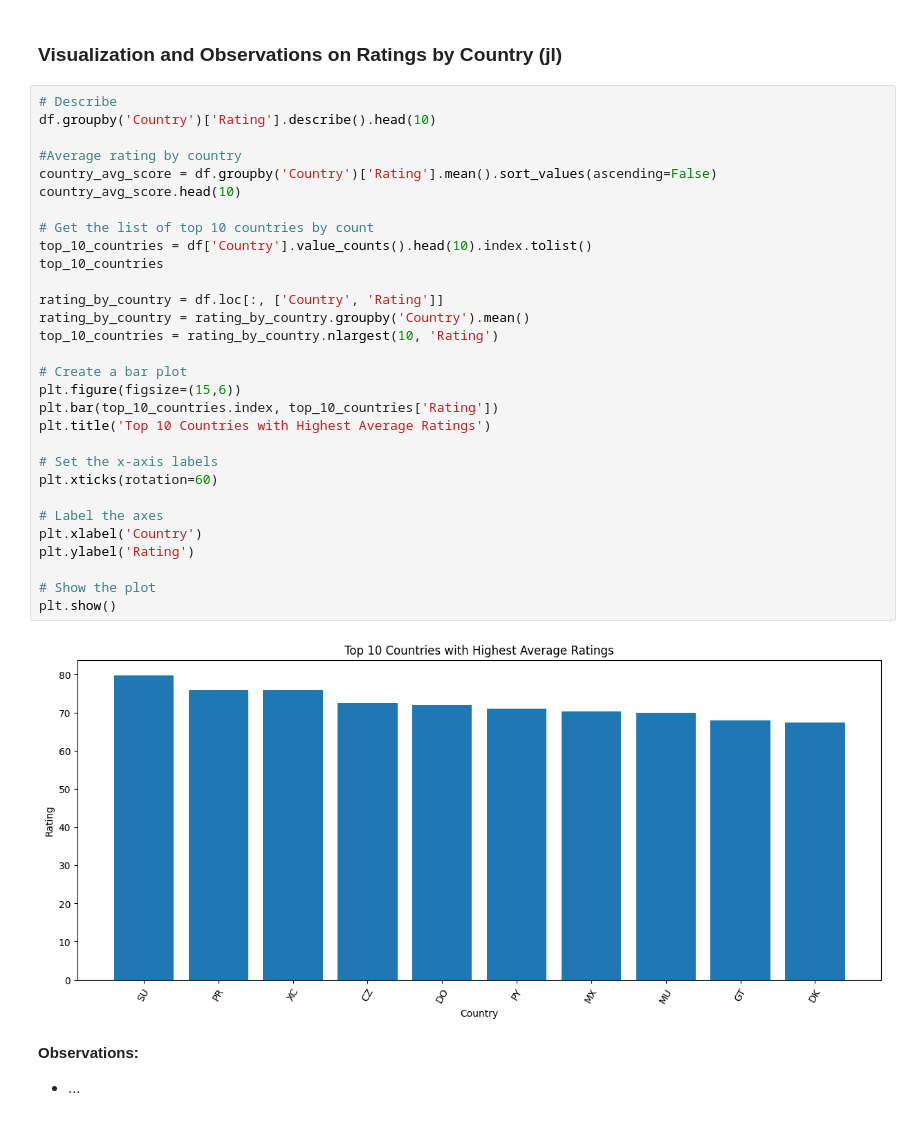
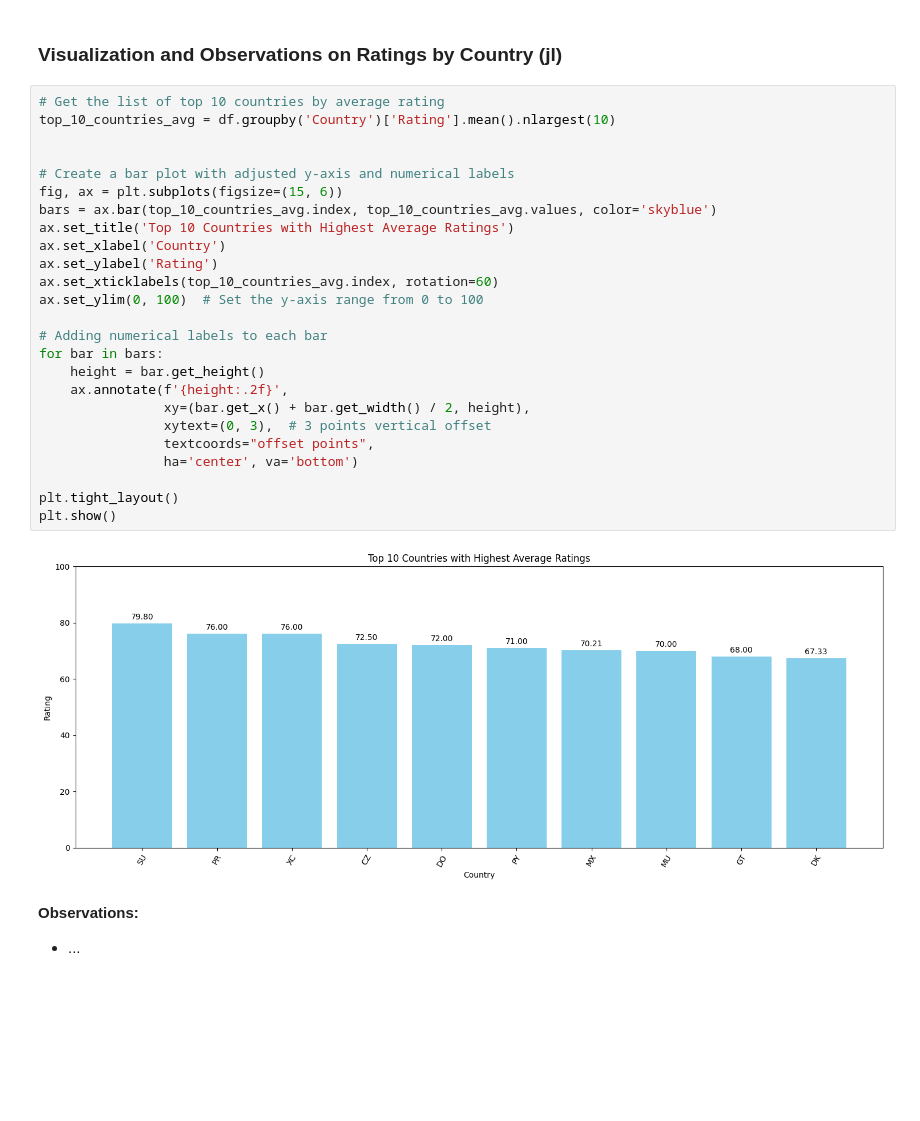
Before and after one commit to oigwe-frx/movie-database-analysis, a Jupyter notebook: Movie_Analysis.ipynb, the cells around one changed output. Saved outputs shown, nothing was run; the diff lists cells and outputs as text; blank space fills up the shorter version.

```diff
--- a/Movie_Analysis.ipynb
+++ b/Movie_Analysis.ipynb
@@ -950,38 +1009,33 @@ generate_scatter_plot(df['Budget'], df['Revenue'], "Analysis of Budget vs Revenu
 * ...
 # %% [markdown]
 ### **Visualization and Observations on Ratings by Country** (jl)
-# %%
-# Describe
-df.groupby('Country')['Rating'].describe().head(10)
-
-#Average rating by country
-country_avg_score = df.groupby('Country')['Rating'].mean().sort_values(ascending=False)
-country_avg_score.head(10)
-
-# Get the list of top 10 countries by count
-top_10_countries = df['Country'].value_counts().head(10).index.tolist()
-top_10_countries
-
-rating_by_country = df.loc[:, ['Country', 'Rating']]
-rating_by_country = rating_by_country.groupby('Country').mean()
-top_10_countries = rating_by_country.nlargest(10, 'Rating')
-
-# Create a bar plot
-plt.figure(figsize=(15,6))
-plt.bar(top_10_countries.index, top_10_countries['Rating'])
-plt.title('Top 10 Countries with Highest Average Ratings')
-
-# Set the x-axis labels
-plt.xticks(rotation=60)
-
-# Label the axes
-plt.xlabel('Country')
-plt.ylabel('Rating')
-
-# Show the plot
-plt.show()
-# %% [output]
-[figure, removed]
+# %%
+# Get the list of top 10 countries by average rating
+top_10_countries_avg = df.groupby('Country')['Rating'].mean().nlargest(10)
+
+
+# Create a bar plot with adjusted y-axis and numerical labels
+fig, ax = plt.subplots(figsize=(15, 6))
+bars = ax.bar(top_10_countries_avg.index, top_10_countries_avg.values, color='skyblue')
+ax.set_title('Top 10 Countries with Highest Average Ratings')
+ax.set_xlabel('Country')
+ax.set_ylabel('Rating')
+ax.set_xticklabels(top_10_countries_avg.index, rotation=60)
+ax.set_ylim(0, 100)  # Set the y-axis range from 0 to 100
+
+# Adding numerical labels to each bar
+for bar in bars:
+    height = bar.get_height()
+    ax.annotate(f'{height:.2f}',
+                xy=(bar.get_x() + bar.get_width() / 2, height),
+                xytext=(0, 3),  # 3 points vertical offset
+                textcoords="offset points",
+                ha='center', va='bottom')
+
+plt.tight_layout()
+plt.show()
+# %% [output]
+[figure, added]
 # %% [markdown]
 **Observations:**
 * ...
```
Also changed, not shown: parts of 59 cells of this notebook.
